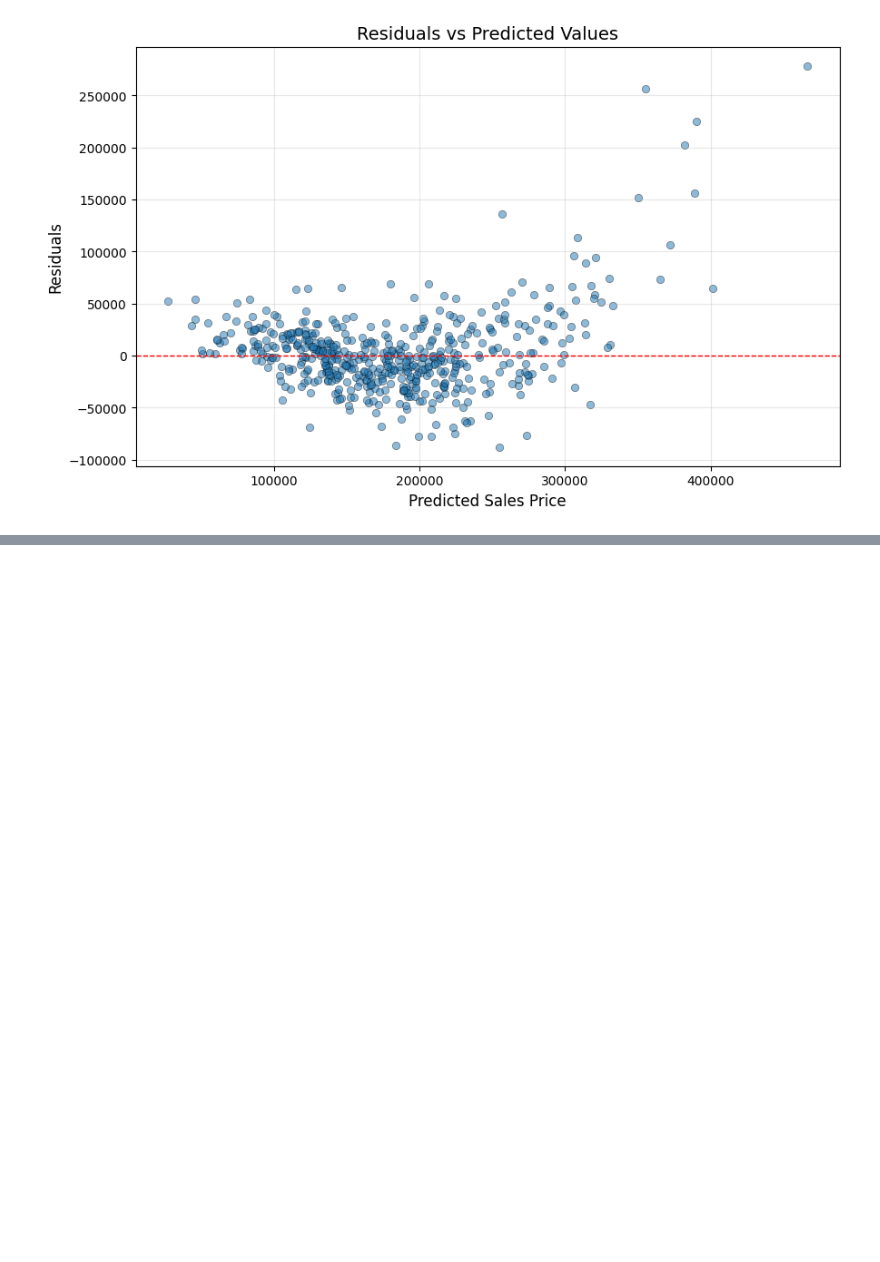
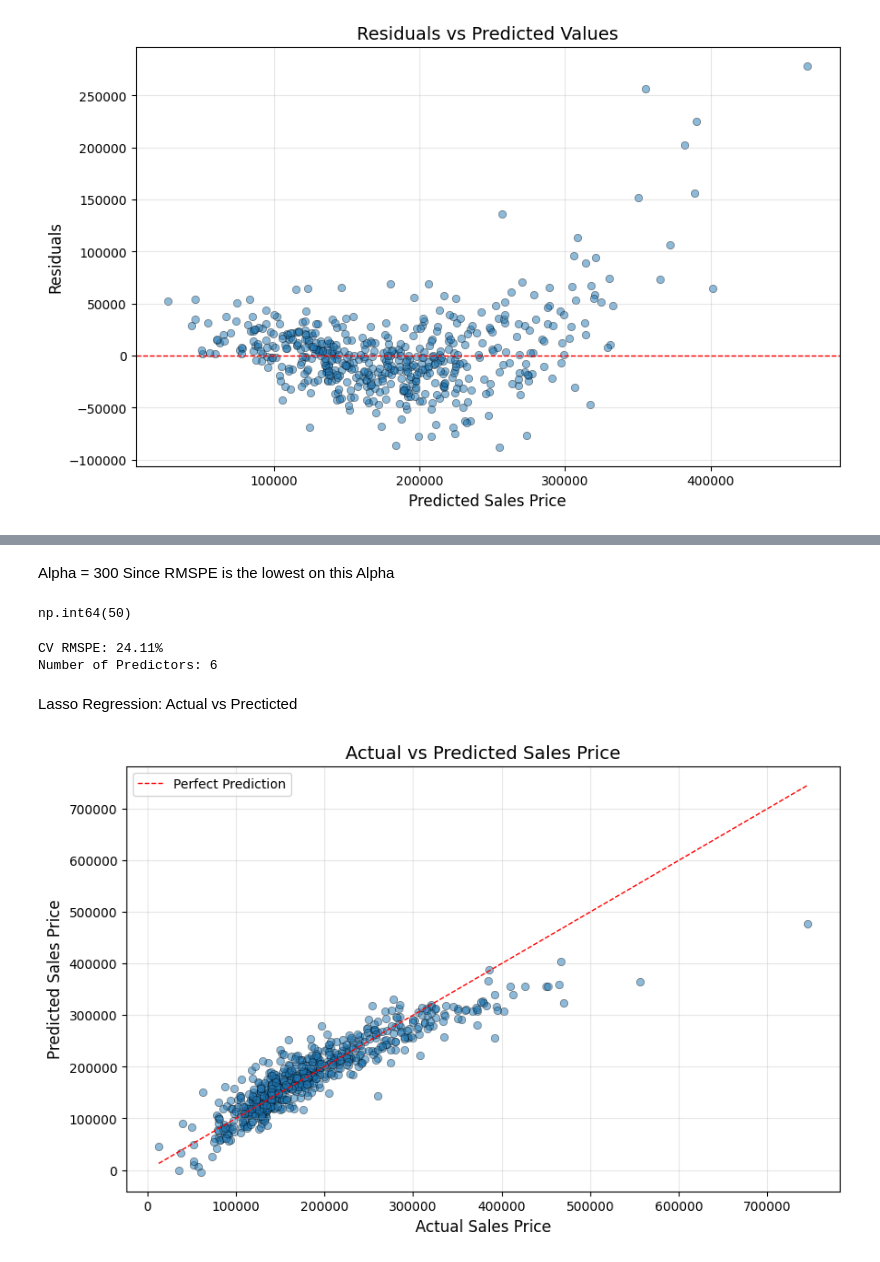
Before and after one commit to jerrinojacob/Data-Science-Portfolio, a Jupyter notebook: project_02/Housing_Price_Prediction.ipynb, the cells around one changed output, grey strips where cells are left out. Cells and saved outputs as stored; diff of their text form; code cells hidden in the pictures; blank space fills up the shorter version.

```diff
--- a/project_02/Housing_Price_Prediction.ipynb
+++ b/project_02/Housing_Price_Prediction.ipynb
@@ -845,0 +903,59 @@ plt.grid(True, alpha=0.3)
+# %% [markdown]
+Alpha = 300 Since RMSPE is the lowest on this Alpha
+# %%
+alpha=results_df.sort_values( by = 'RMSPE')["Alpha"][0]
+alpha
+# %% [output]
+np.int64(50)
+# %%
+# Perform CV
+n = 500
+results = np.zeros(n)
+
+#Calculating RMSPE
+def RMSPE(y_actual, y_predict):
+  return np.sqrt(np.mean(np.square((( y_actual - y_predict ) / y_actual ))))
+
+
+for idx in range(n):
+  # Train, test split
+  X_train, X_test, y_train, y_test = train_test_split(X_lasso, y_lasso, test_size=0.25)
+
+  # Standard scale only training features
+  scaler = StandardScaler()
+  scaler.fit(X_train)
+  X_train = scaler.transform(X_train)
+
+  # Scale testing features
+  X_test = scaler.transform(X_test)
+
+  # Create the model
+  model = Lasso(alpha = alpha, tol = .01, max_iter=10000)
+
+  # Fit regression
+  model.fit(X_train, y_train)
+
+  # Predict
+  y_pred = model.predict(X_test)
+
+  # Calculate and record performance metric
+  results[idx] = RMSPE(y_test, y_pred)
+
+print(f"CV RMSPE: {results.mean()*100:.2f}%")
+print(f"Number of Predictors: {len(X.columns)}")
+# %% [output]
+CV RMSPE: 24.11%
+Number of Predictors: 6
+# %% [markdown]
+Lasso Regression: Actual vs Precticted
+# %%
+plt.figure(figsize=(10, 6))
+plt.scatter(y_test, y_pred, alpha=0.5, edgecolors='k', linewidth=0.5)
+plt.plot([y_test.min(), y_test.max()], [y_test.min(), y_test.max()], 'r--', lw=1, label='Perfect Prediction')
+plt.xlabel('Actual Sales Price', fontsize=12)
+plt.ylabel('Predicted Sales Price', fontsize=12)
+plt.title('Actual vs Predicted Sales Price', fontsize=14)
+plt.legend()
+plt.grid(True, alpha=0.3)
+# %% [output]
+[figure, added]
```
Also changed, not shown: parts of 2 cells of this notebook.
